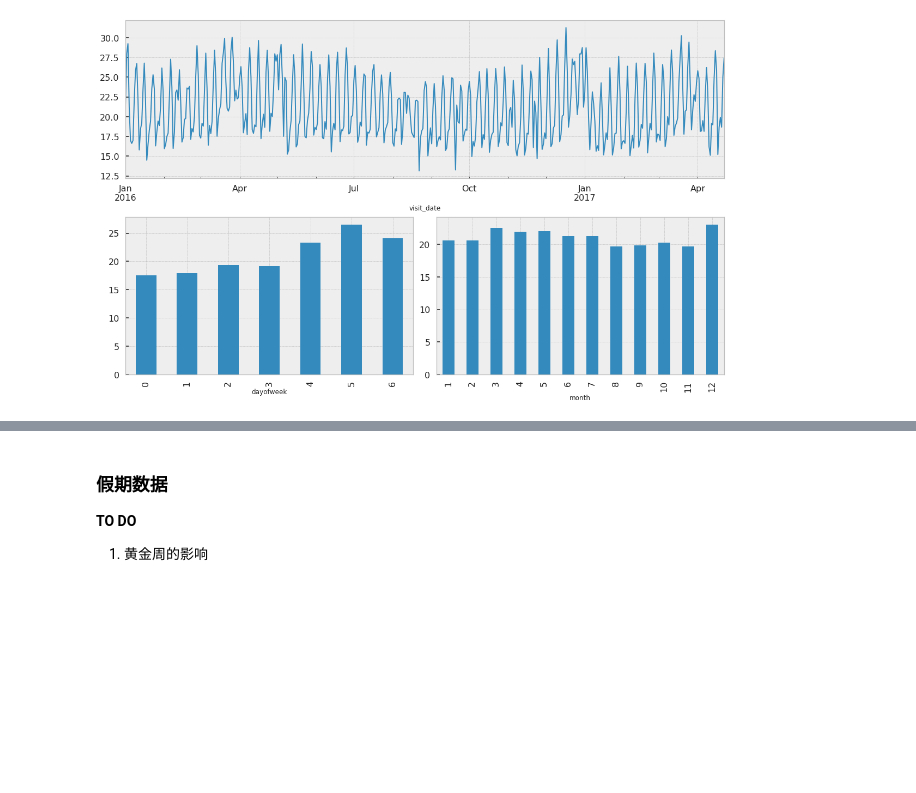
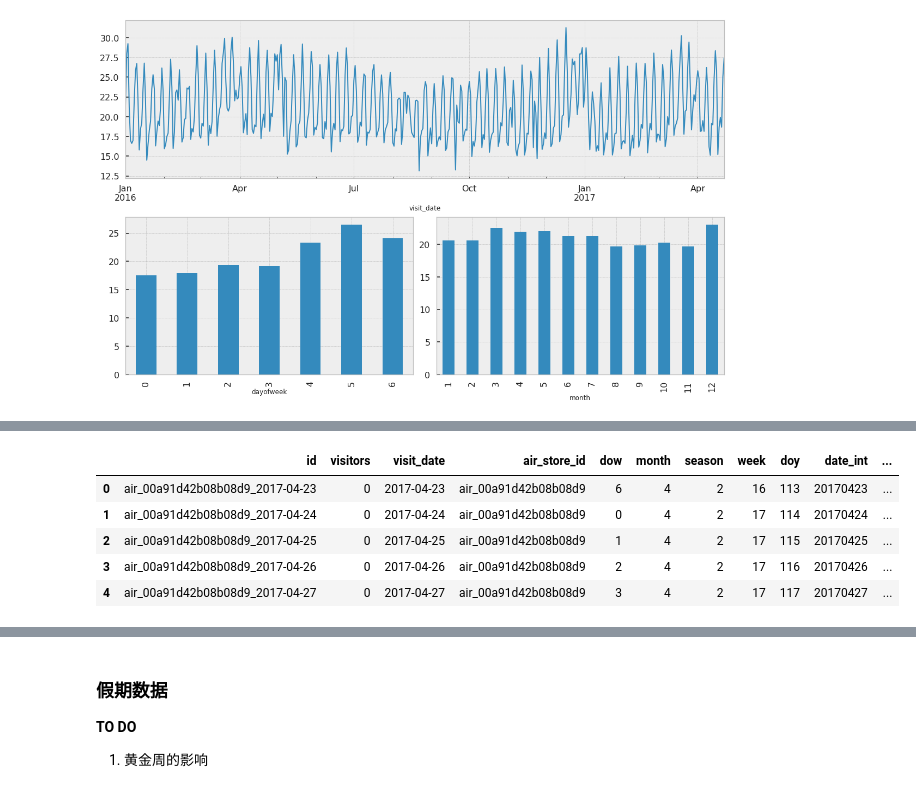
Before and after one commit to shenc3/kaggle_note, a Jupyter notebook: Recruit Restaurant Visitor Forecasting/Restaurant&Visitor.ipynb, the cells around one changed output, grey strips where cells are left out. Cells and saved outputs as stored; diff of their text form; code cells hidden in the pictures; blank space fills up the shorter version.

```diff
--- a/Recruit Restaurant Visitor Forecasting/Restaurant&Visitor.ipynb
+++ b/Recruit Restaurant Visitor Forecasting/Restaurant&Visitor.ipynb
@@ -109,0 +140,17 @@ plt.tight_layout()
+# %%
+# 增加时间特征
+time_feats(data['tra'])
+time_feats(data['tes'])
+
+# 匹配genre和area信息
+data['tra'] = data['tra'].merge(data['as'][['air_store_id', 'air_genre_name', 'air_area_name']], how='left', on='air_store_id')
+data['tes'] = data['tes'].merge(data['as'][['air_store_id', 'air_genre_name', 'air_area_name']], how='left', on='air_store_id')
+# %%
+data['tes'].head()
+# %% [output]
+|  | id | visitors | visit_date | air_store_id | dow | month | season | week | doy | date_int | ... |
+| 0 | air_00a91d42b08b08d9_2017-04-23 | 0 | 2017-04-23 | air_00a91d42b08b08d9 | 6 | 4 | 2 | 16 | 113 | 20170423 | ... |
+| 1 | air_00a91d42b08b08d9_2017-04-24 | 0 | 2017-04-24 | air_00a91d42b08b08d9 | 0 | 4 | 2 | 17 | 114 | 20170424 | ... |
+| 2 | air_00a91d42b08b08d9_2017-04-25 | 0 | 2017-04-25 | air_00a91d42b08b08d9 | 1 | 4 | 2 | 17 | 115 | 20170425 | ... |
+| 3 | air_00a91d42b08b08d9_2017-04-26 | 0 | 2017-04-26 | air_00a91d42b08b08d9 | 2 | 4 | 2 | 17 | 116 | 20170426 | ... |
+| 4 | air_00a91d42b08b08d9_2017-04-27 | 0 | 2017-04-27 | air_00a91d42b08b08d9 | 3 | 4 | 2 | 17 | 117 | 20170427 | ... |
```
Also changed, not shown: parts of 12 cells of this notebook.
